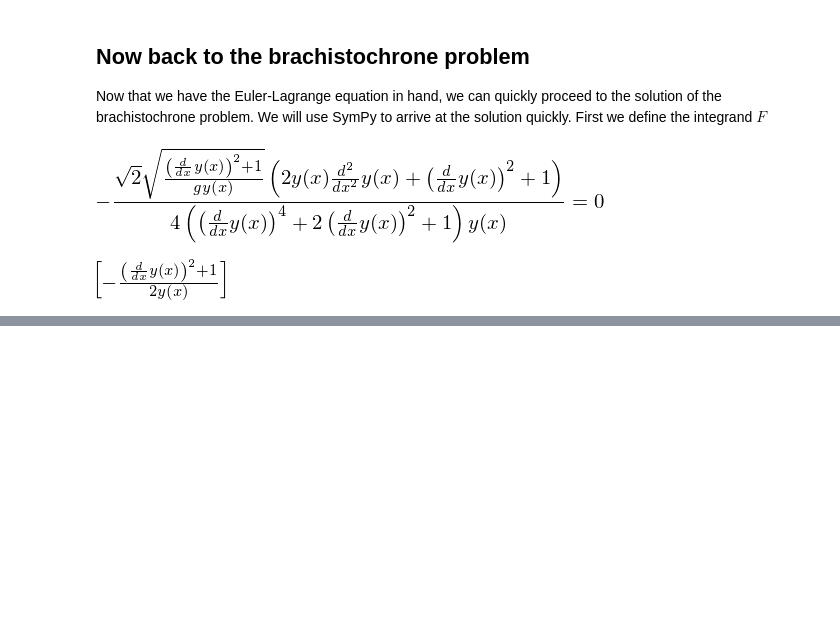
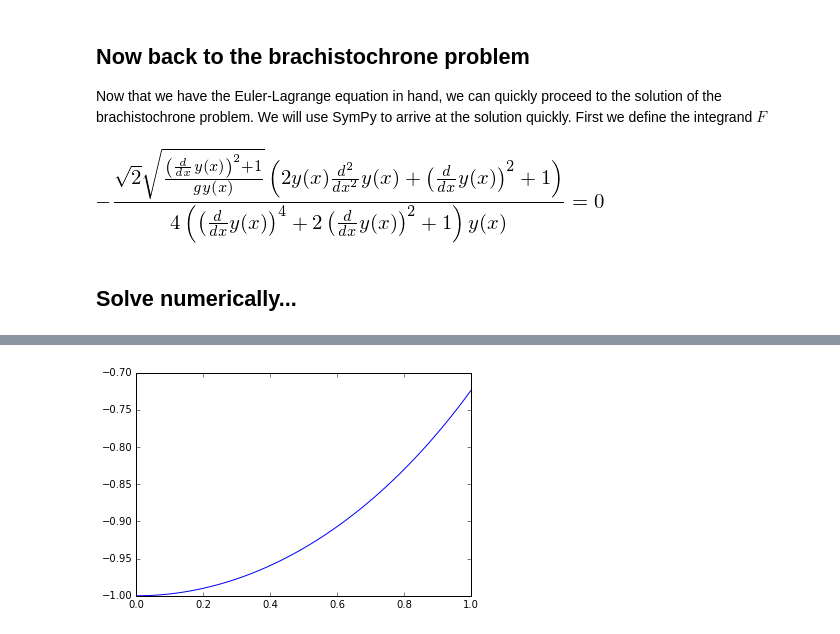
Before and after one commit to johntfoster/CalculusOfVariationsNotes, a Jupyter notebook: CalculusOfVariations.ipynb, the cells around one changed output, grey strips where cells are left out. Saved outputs shown, nothing was run; the diff lists cells and outputs as text; code cells hidden in the pictures; blank space fills up the shorter version.

```diff
--- a/CalculusOfVariations.ipynb
+++ b/CalculusOfVariations.ipynb
@@ -182,23 +182,20 @@ elde = simplify(Eq(diff(F,y) - diff(diff(F,y_),x), 0))
 elde
 # %% [output]
 [figure]
-# %%
-y0p = solve(elde,diff(y,x,x))
-y0p
-# %% [output]
-[figure, removed]
+# %% [markdown]
+## Solve numerically...
 # %%
-import scipy.integrate
-import numpy as np
+%matplotlib inline
 import matplotlib.pyplot as plt
+import scipy.integrate, numpy
 
 def ode_sys(y,x):
     dy0dx = - (y[0]**2 + 1) / 2.0 / y[1]
     dy1dx = y[0]
     return [dy0dx, dy1dx]
 
-x = np.linspace(0,1,num=100)
+x = numpy.linspace(0,1,num=100)
 sol = scipy.integrate.odeint(ode_sys,[0.,-1],x)
-
-plt.plot(x,sol[0])
+plt.plot(x,sol[:,1])
+plt.show()
 # %% [output]
@@ -207,0 +202 @@ ImportError: dlopen(/usr/local/lib/python2.7/site-packages/matplotlib/_png.so, 2
+[figure, added]
```
Also changed, not shown: parts of 11 cells of this notebook.
